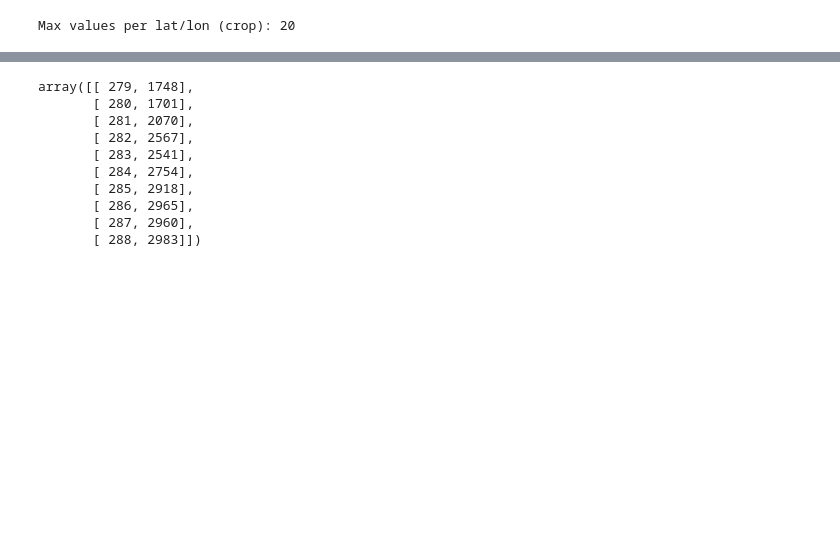
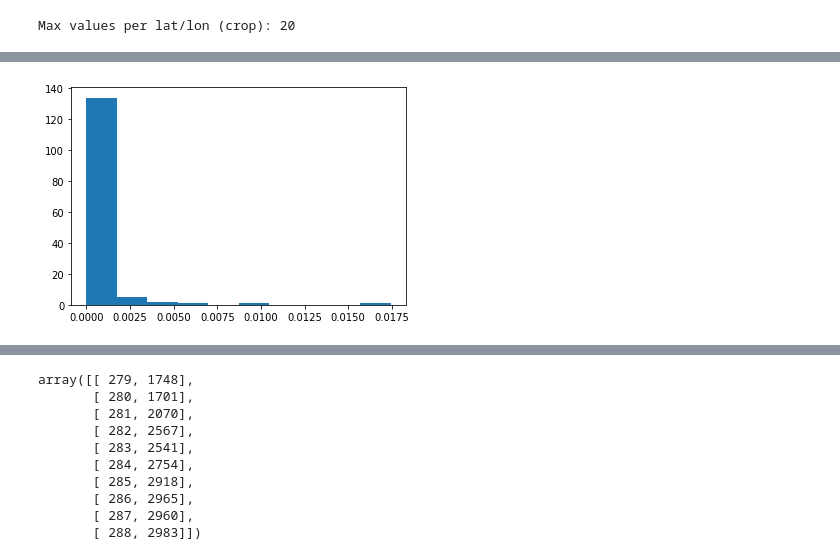
Before and after one commit to joyceee916/UHI-Plotting-Practice, a Jupyter notebook: Plotting_Practice_h1.ipynb, the cells around one changed output, grey strips where cells are left out. Saved outputs shown, nothing was run; the diff lists cells and outputs as text; code cells hidden in the pictures; blank space fills up the shorter version.

```diff
--- a/Plotting_Practice_h1.ipynb
+++ b/Plotting_Practice_h1.ipynb
@@ -199,0 +137,6 @@ AttributeError: 'numpy.ndarray' object has no attribute 'type'
+# %%
+landwtgcell7 = land1d_wtgcell[mask7]
+plt.hist(landwtgcell7)
+plt.show()
+# %% [output]
+[figure, added]
```
Also changed, not shown: parts of 100 cells of this notebook.
